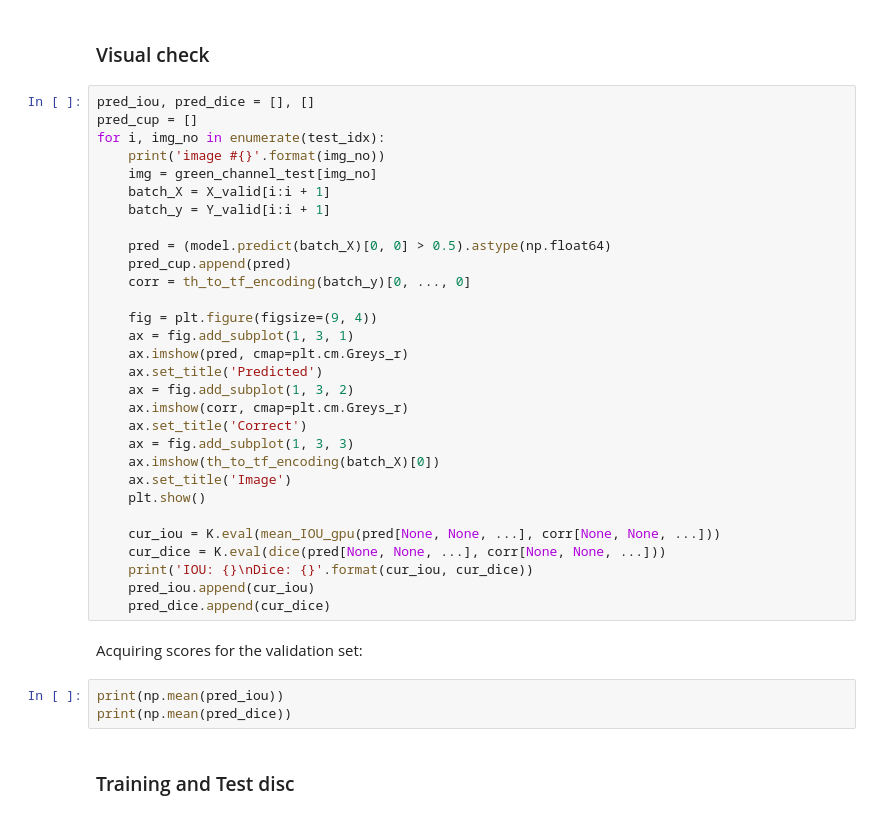
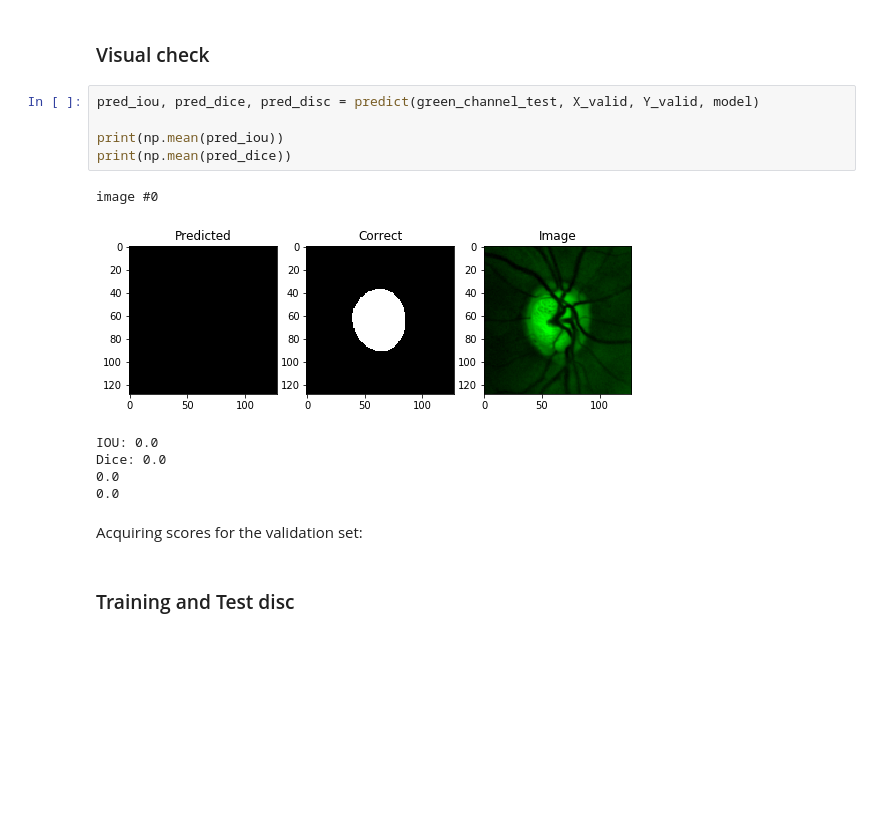
Before and after one commit to roaurelio/unet, a Jupyter notebook: scripts/U-Net_green.ipynb, the cells around one changed output. Drawn from its saved outputs; the diff is of its cells as text; blank space fills up the shorter version.

Commit message:
Correcao modelo

```diff
--- a/scripts/U-Net_green.ipynb
+++ b/scripts/U-Net_green.ipynb
@@ -149,40 +134,19 @@ Epoch 84/500
 # %% [markdown]
 ### Visual check
-# %%
-pred_iou, pred_dice = [], []
-pred_cup = []
-for i, img_no in enumerate(test_idx):
-    print('image #{}'.format(img_no))
-    img = green_channel_test[img_no]
-    batch_X = X_valid[i:i + 1]
-    batch_y = Y_valid[i:i + 1]
-
-    pred = (model.predict(batch_X)[0, 0] > 0.5).astype(np.float64)
-    pred_cup.append(pred)
-    corr = th_to_tf_encoding(batch_y)[0, ..., 0]
-
-    fig = plt.figure(figsize=(9, 4))
-    ax = fig.add_subplot(1, 3, 1)
-    ax.imshow(pred, cmap=plt.cm.Greys_r)
-    ax.set_title('Predicted')
-    ax = fig.add_subplot(1, 3, 2)
-    ax.imshow(corr, cmap=plt.cm.Greys_r)
-    ax.set_title('Correct')
-    ax = fig.add_subplot(1, 3, 3)
-    ax.imshow(th_to_tf_encoding(batch_X)[0])
-    ax.set_title('Image')
-    plt.show()
-
-    cur_iou = K.eval(mean_IOU_gpu(pred[None, None, ...], corr[None, None, ...]))
-    cur_dice = K.eval(dice(pred[None, None, ...], corr[None, None, ...]))
-    print('IOU: {}\nDice: {}'.format(cur_iou, cur_dice))
-    pred_iou.append(cur_iou)
-    pred_dice.append(cur_dice)
+# %%
+pred_iou, pred_dice, pred_disc = predict(green_channel_test, X_valid, Y_valid, model)
+
+print(np.mean(pred_iou))
+print(np.mean(pred_dice))
+# %% [output]
+image #0
+[figure, added]
+IOU: 0.0
+Dice: 0.0
+0.0
+0.0
 # %% [markdown]
 Acquiring scores for the validation set:
-# %%
-print(np.mean(pred_iou))
-print(np.mean(pred_dice))
 # %% [markdown]
 ### Training and Test disc
 # %%
```
Also changed, not shown: parts of 16 cells of this notebook, 13 other files.
